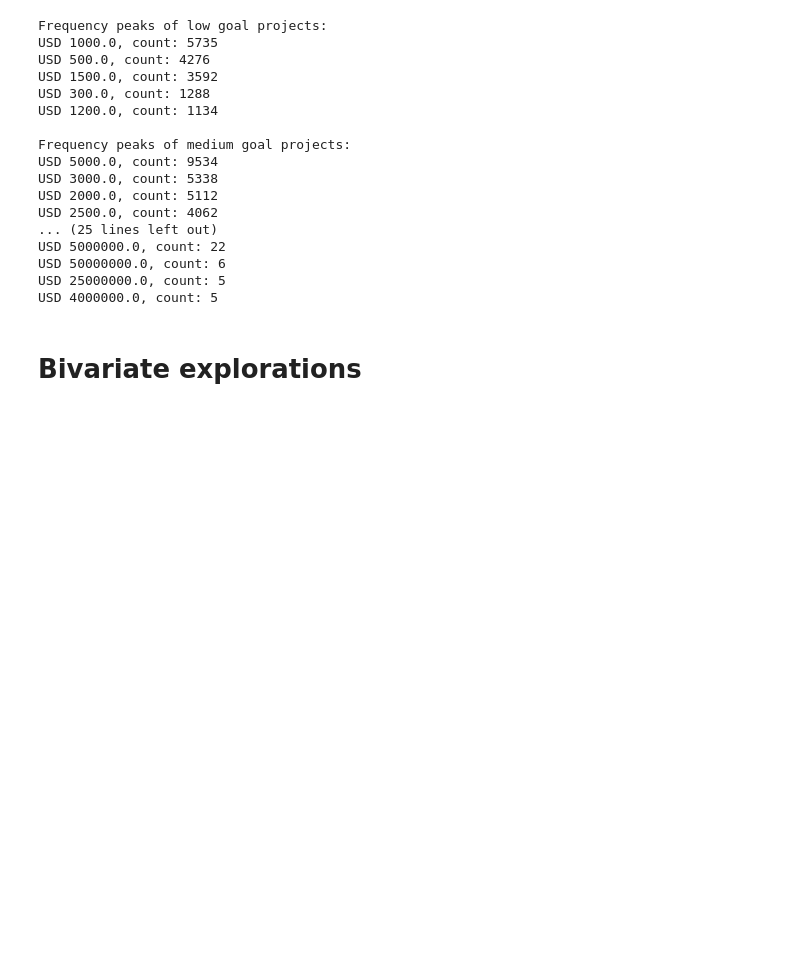
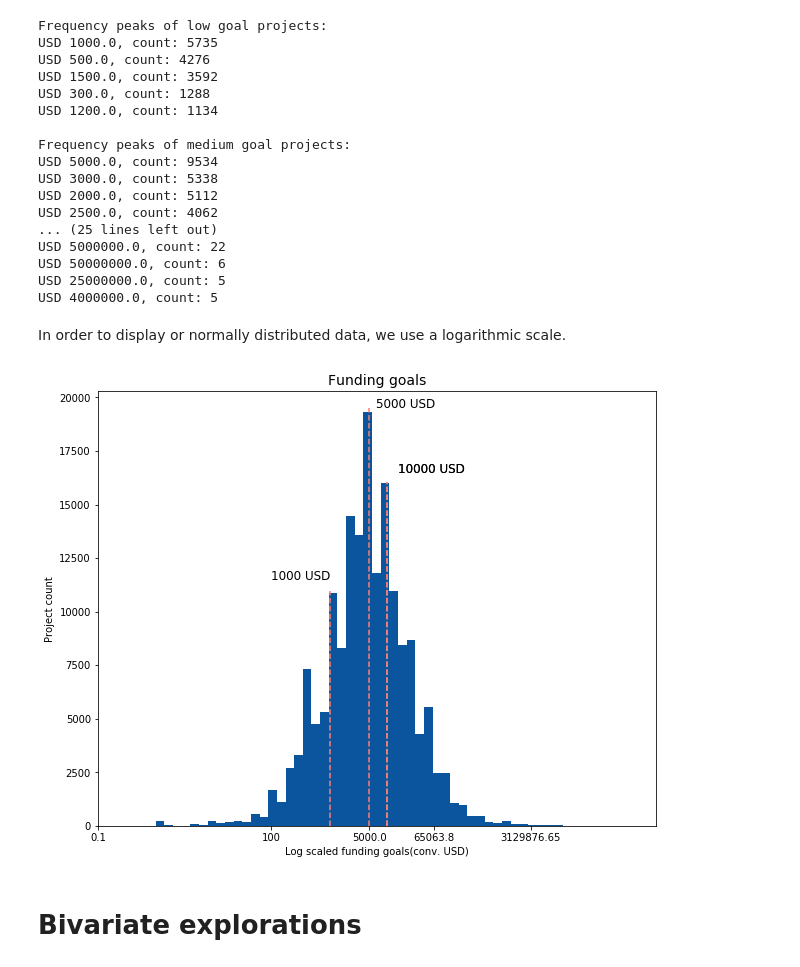
Before and after one commit to faymarie/crowdfunding-analysis, a Jupyter notebook: crowdfunding-visual-analysis.ipynb, the cells around one changed output. Cells and saved outputs as stored; diff of their text form; code cells hidden in the pictures; blank space fills up the shorter version.

Commit message:
refactor: Annotate most common funding goals

```diff
--- a/crowdfunding-visual-analysis.ipynb
+++ b/crowdfunding-visual-analysis.ipynb
@@ -658,6 +640,50 @@ USD 5000000.0, count: 22
 USD 50000000.0, count: 6
 USD 25000000.0, count: 5
 USD 4000000.0, count: 5
+# %% [markdown]
+In order to display or normally distributed data, we use a logarithmic scale.
+# %%
+# # style
+plt.figure(figsize=[10,8])
+
+# # low goal projects
+log_data = np.log10(ks_compl.goal_hist_usd)
+log_bin_edges = np.arange(0, log_data.max()+0.15, 0.15)
+plt.hist(log_data, bins = log_bin_edges, color=base_color[0]);
+
+# annotate
+tick_locs = [0.1, 100, goal_50, round(goal_95,2), round(goal_extreme,2)]
+plt.xticks(np.log10(tick_locs),tick_locs)
+
+peaks = ks_compl.goal_hist_usd.value_counts().index[:3]
+log_peaks = [np.log10(peak) for peak in peaks]
+texts = [str(round(peak)) + " USD" for peak in peaks]
+ax = plt.gca()
+
+# for peak, text in zip(log_peaks, texts):
+# 5000 peak
+ax.axvline(x=log_peaks[0], color='salmon', ymax=0.96, linestyle="dashed") # ymin=0.95, ymax=0.96
+ax.annotate(texts[0], xy=(log_peaks[0]+0.11, 19500),fontsize=12)
+
+# 10 000 peak
+ax.axvline(x=log_peaks[1], color='salmon', ymax=0.79, linestyle="dashed") # ymin=0.98, ymax=0.9,
+ax.annotate(texts[1], xy=(log_peaks[0]+0.5, 16500),fontsize=12)
+
+# 10 000 peak
+ax.axvline(x=log_peaks[1], color='salmon', ymax=0.79, linestyle="dashed") # ymin=0.98, ymax=0.9,
+ax.annotate(texts[1], xy=(log_peaks[0]+0.5, 16500),fontsize=12)
+
+# 1000 peak
+ax.axvline(x=log_peaks[2]+0.01999, color='salmon', ymax=0.539, linestyle="dashed") # ymin=0.98, ymax=0.9,
+ax.annotate(texts[2], xy=(log_peaks[2]-1, 11500),fontsize=12)
+
+
+plt.title("Funding goals", fontsize=14)
+plt.xlabel('Log scaled funding goals(conv. USD)')
+plt.ylabel("Project count")
+plt.show()
+# %% [output]
+[figure, added]
 # %% [markdown]
 # Bivariate explorations
 # %%
```
Also changed, not shown: parts of 1 cell of this notebook.
